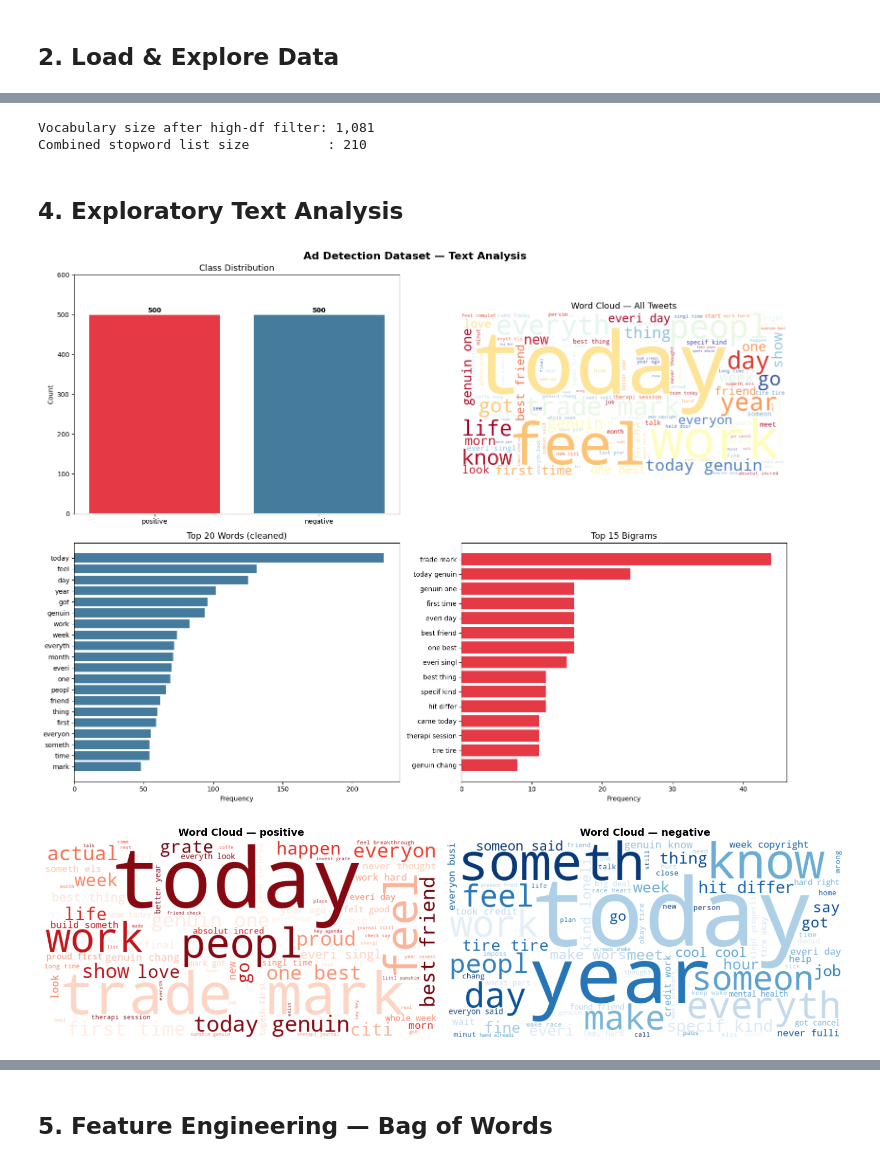
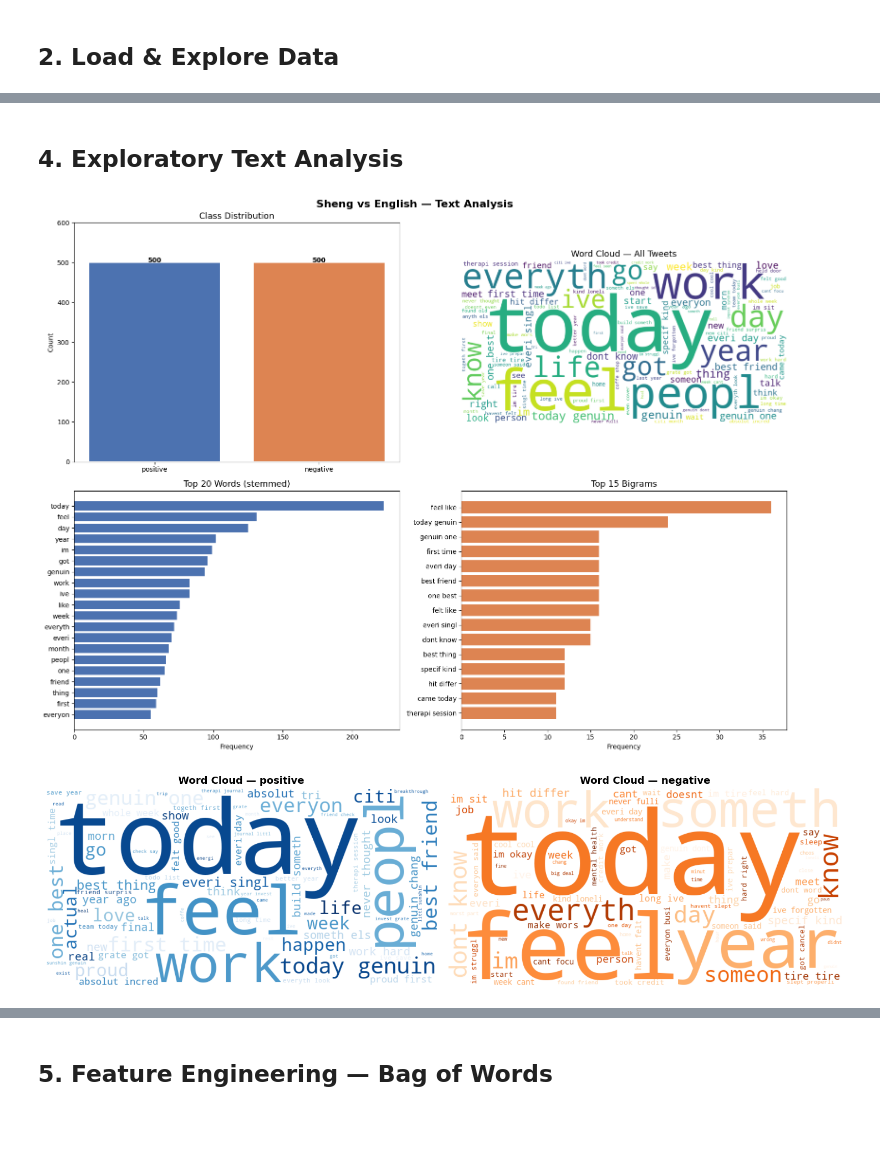
Before and after one commit to Stemical/AI-ML-Workshop-2026, a Jupyter notebook: Day2/twitter_nlp_pipeline.ipynb, the cells around one changed output, grey strips where cells are left out. Drawn from its saved outputs; the diff is of its cells as text; code cells hidden in the pictures; blank space fills up the shorter version.

```diff
--- a/Day2/twitter_nlp_pipeline.ipynb
+++ b/Day2/twitter_nlp_pipeline.ipynb
@@ -76,14 +70,8 @@ All imports OK
 ## 2. Load & Explore Data
 # %%
 df = pd.read_excel("cleaned_language_twitter.xlsx")
-
-# Rename columns for clarity
-df.columns = ['text', 'label']
-
 print(f"Shape: {df.shape}")
-print(f"\nClass distribution:")
-print(df['label'].value_counts())
-print(f"\nNull values: {df.isnull().sum().to_dict()}")
+print(f"\nClass distribution:\n{df['language'].value_counts()}")
 df.head(5)
 # %% [output]
 Shape: (1000, 2)
@@ -228,73 +181,57 @@ Cleaning examples:
-# %%
-# Data-driven extra stops — tokens appearing in >45% of docs (uninformative)
-_cv = CountVectorizer(max_df=0.45, stop_words=list(ALL_STOPS), min_df=2)
-_cv.fit(df['clean_raw'])
-# Vocabulary retained after high-df filter (already applied inside vectoriser)
-print(f"Vocabulary size after high-df filter: {len(_cv.vocabulary_):,}")
-print(f"Combined stopword list size          : {len(ALL_STOPS)}")
-# %% [output]
-Vocabulary size after high-df filter: 1,081
-Combined stopword list size          : 210
 # %% [markdown]
 ## 4. Exploratory Text Analysis
 # %%
-COLORS = ['#E63946', '#457B9D']   # red=Advert, blue=Normal
-LABELS = ['positive', 'negative']
-
+COLORS = ['#4C72B0', '#DD8452']
 fig, axes = plt.subplots(2, 2, figsize=(16, 12))
-fig.suptitle("Ad Detection Dataset — Text Analysis", fontsize=16, fontweight='bold')
+fig.suptitle("Sheng vs English — Text Analysis", fontsize=16, fontweight='bold')
 
 # Class distribution
 ax = axes[0, 0]
-counts = df['label'].value_counts().reindex(LABELS)
+counts = df['language'].value_counts()
 bars = ax.bar(counts.index, counts.values, color=COLORS, edgecolor='white', linewidth=1.5)
 ax.set_title("Class Distribution", fontsize=13)
 ax.set_ylabel("Count")
 ax.set_ylim(0, counts.max() * 1.2)
 for bar, v in zip(bars, counts.values):
-    ax.text(bar.get_x() + bar.get_width()/2, v + 5, str(v), ha='center', fontweight='bold')
+    ax.text(bar.get_x() + bar.get_width()/2, v + 1, str(v), ha='center', fontweight='bold')
 
-# Word cloud (all)
+# Word cloud
 ax = axes[0, 1]
-all_text = ' '.join(df['cleaned'])
 wc = WordCloud(width=800, height=400, background_color='white',
-               colormap='RdYlBu', max_words=120).generate(all_text)
+               colormap='viridis', max_words=120).generate(' '.join(df['cleaned']))
 ax.imshow(wc, interpolation='bilinear'); ax.axis('off')
 ax.set_title("Word Cloud — All Tweets", fontsize=13)
 
 # Top-20 words
 ax = axes[1, 0]
-word_freq = Counter(all_text.split()).most_common(20)
+word_freq = Counter(' '.join(df['cleaned']).split()).most_common(20)
 words, freqs = zip(*word_freq)
-ax.barh(list(words)[::-1], list(freqs)[::-1], color='#457B9D')
-ax.set_title("Top 20 Words (cleaned)", fontsize=13)
-ax.set_xlabel("Frequency")
+ax.barh(list(words)[::-1], list(freqs)[::-1], color='#4C72B0')
+ax.set_title("Top 20 Words (stemmed)", fontsize=13); ax.set_xlabel("Frequency")
 
 # Top-15 bigrams
 ax = axes[1, 1]
-tokens_all = all_text.split()
+tokens_all = ' '.join(df['cleaned']).split()
 bigrams = Counter([' '.join(b) for b in nltk_ngrams(tokens_all, 2)]).most_common(15)
 bw, bf = zip(*bigrams)
-ax.barh(list(bw)[::-1], list(bf)[::-1], color='#E63946')
-ax.set_title("Top 15 Bigrams", fontsize=13)
-ax.set_xlabel("Frequency")
+ax.barh(list(bw)[::-1], list(bf)[::-1], color='#DD8452')
+ax.set_title("Top 15 Bigrams", fontsize=13); ax.set_xlabel("Frequency")
 
 plt.tight_layout()
 plt.savefig('eda_overview.png', dpi=150, bbox_inches='tight')
 plt.show()
 # %% [output]
-[figure, old version]
+[figure, new version]
 # %%
-# Per-class word clouds
 fig, axes = plt.subplots(1, 2, figsize=(16, 5))
-for ax, lbl, cmap in zip(axes, LABELS, ['Reds', 'Blues']):
-    text = ' '.join(df[df['label'] == lbl]['cleaned'])
+for ax, lang, cmap in zip(axes, ['positive', 'negative'], ['Blues', 'Oranges']):
+    text = ' '.join(df[df['language'] == lang]['cleaned'])
     wc = WordCloud(width=700, height=350, background_color='white',
                    colormap=cmap, max_words=80).generate(text)
     ax.imshow(wc, interpolation='bilinear'); ax.axis('off')
-    ax.set_title(f"Word Cloud — {lbl}", fontsize=14, fontweight='bold')
+    ax.set_title(f"Word Cloud — {lang}", fontsize=14, fontweight='bold')
 plt.tight_layout()
 plt.savefig('wordclouds_per_class.png', dpi=150, bbox_inches='tight')
 plt.show()
 # %% [output]
-[figure, old version]
+[figure, new version]
```
Also changed, not shown: parts of 44 cells of this notebook, 23 other files.
